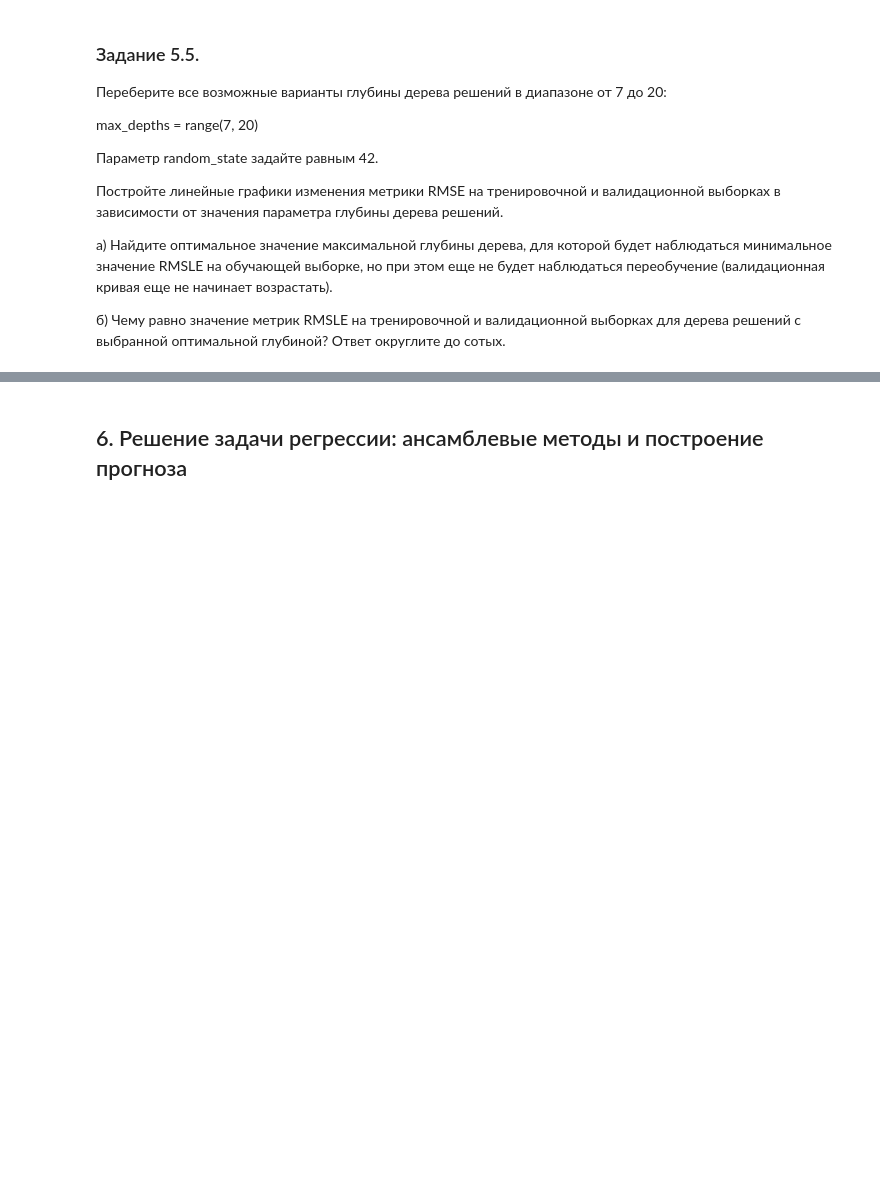
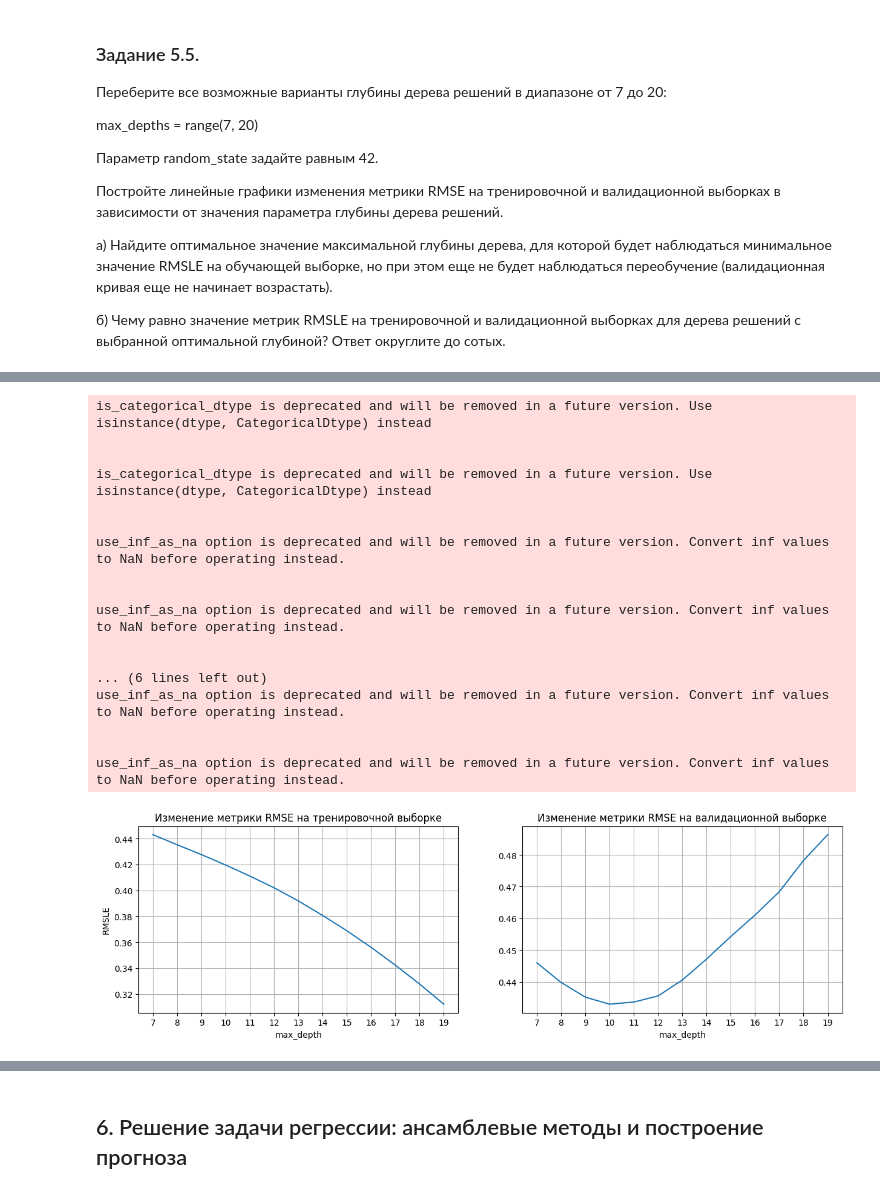
Before and after one commit to ArtemyiMelehin/PROJECT-5.-----------------, a Jupyter notebook: Предсказание цены на такси.ipynb, the cells around one changed output, grey strips where cells are left out. Saved outputs shown, nothing was run; the diff lists cells and outputs as text; code cells hidden in the pictures; blank space fills up the shorter version.

```diff
--- a/Предсказание цены на такси.ipynb
+++ b/Предсказание цены на такси.ipynb
@@ -1388,7 +1386,7 @@ selector = SelectKBest(score_func=f_regression, k=25)
 X_new = selector.fit_transform(X, y)
 
 # Получаем имена отобранных признаков
-selected_features = X.columns[X_new.get_support()]
+selected_features = X.columns[selector.get_support()]
 
 # Выводим имена отобранных признаков
 print(selected_features)
@@ -1535,0 +1630,12 @@ MemoryError: Unable to allocate 1.25 GiB for an array with shape (481217, 350) a
+# %%
+# ваш код здесь
+dt_model = tree.DecisionTreeRegressor(random_state=42)
+dt_model.fit(X_train_poly, y_train_log)
+
+# Предсказания модели
+y_train_pred = dt_model.predict(X_train_poly)
+y_valid_pred = dt_model.predict(X_valid_poly)
+
+# Рассчитываем RMSLE
+print('rsmle_train:', round(metrics.mean_squared_error(y_train_log, y_train_pred)**.5, 2))
+print('rsmle_train:', round(metrics.mean_squared_error(y_valid_log, y_valid_pred)**.5, 2))
@@ -1550,0 +1672,15 @@ max_depths = range(7, 20)
+# %%
+def max_depth_selection(X, y, X_v, y_v):
+  rmsle_train = {}
+  rmsle_valid = {}
+  for i in range(7, 20, 1):
+    dtr=tree.DecisionTreeRegressor(max_depth=i, random_state=42)
+    dtr.fit(X, y)
+    y_train_predict_dt=dtr.predict(X)
+    y_valid_predict_dt=dtr.predict(X_v)
+    rmsle_train[i] = np.sqrt(metrics.mean_squared_error(y, y_train_predict_dt))
+    rmsle_valid[i] = np.sqrt(metrics.mean_squared_error(y_v, y_valid_predict_dt))
+
+  return rmsle_train, rmsle_valid
+
+rmsle_train, rmsle_valid = max_depth_selection(X_train_poly, y_train_log, X_valid_poly, y_valid_log)
@@ -1550,0 +1705,34 @@ max_depths = range(7, 20)
+# %%
+fig, axes = plt.subplots(nrows=1, ncols=2, figsize=(15, 4))
+
+sns.lineplot(rmsle_train, ax=axes[0])
+axes[0].set_title('Изменение метрики RMSE на тренировочной выборке')
+axes[0].set_xlabel('max_depth')
+axes[0].set_ylabel('RMSLE')
+axes[0].grid()
+axes[0].set_xticks(range(7,20,1));
+
+sns.lineplot(rmsle_valid, ax=axes[1])
+axes[1].set_title('Изменение метрики RMSE на валидационной выборке')
+axes[1].set_xlabel('max_depth')
+axes[1].grid()
+axes[1].set_xticks(range(7,20,1));
+# %% [output]
+is_categorical_dtype is deprecated and will be removed in a future version. Use isinstance(dtype, CategoricalDtype) instead
+
+
+is_categorical_dtype is deprecated and will be removed in a future version. Use isinstance(dtype, CategoricalDtype) instead
+
+
+use_inf_as_na option is deprecated and will be removed in a future version. Convert inf values to NaN before operating instead.
+
+
+use_inf_as_na option is deprecated and will be removed in a future version. Convert inf values to NaN before operating instead.
+
+
+... (6 lines left out)
+use_inf_as_na option is deprecated and will be removed in a future version. Convert inf values to NaN before operating instead.
+
+
+use_inf_as_na option is deprecated and will be removed in a future version. Convert inf values to NaN before operating instead.
+[figure, added]
```
Also changed, not shown: parts of 34 cells of this notebook.
